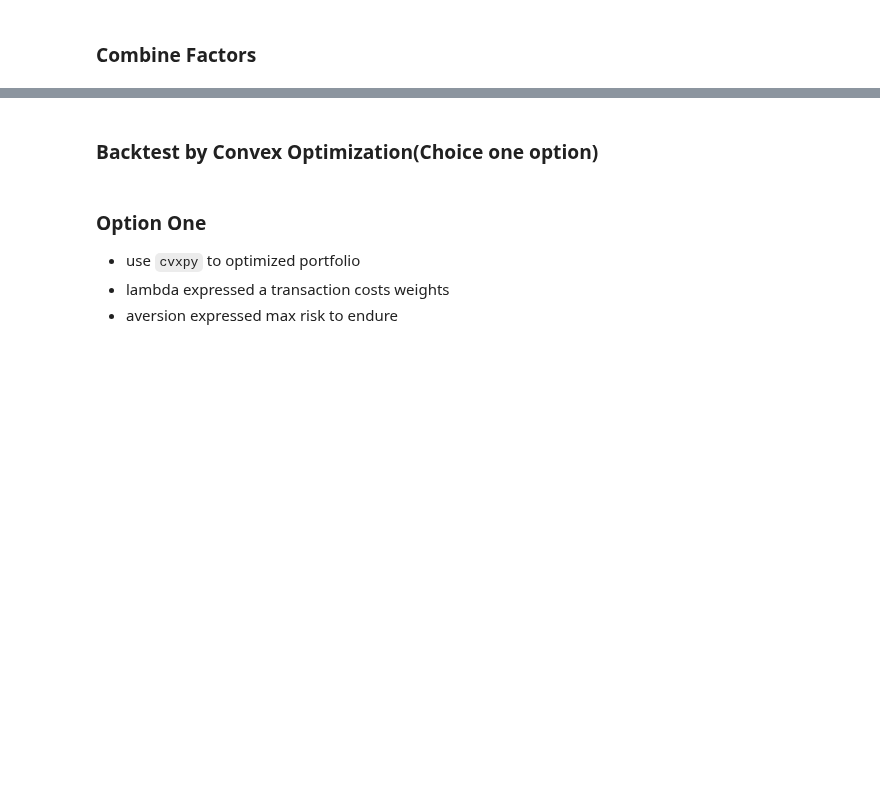
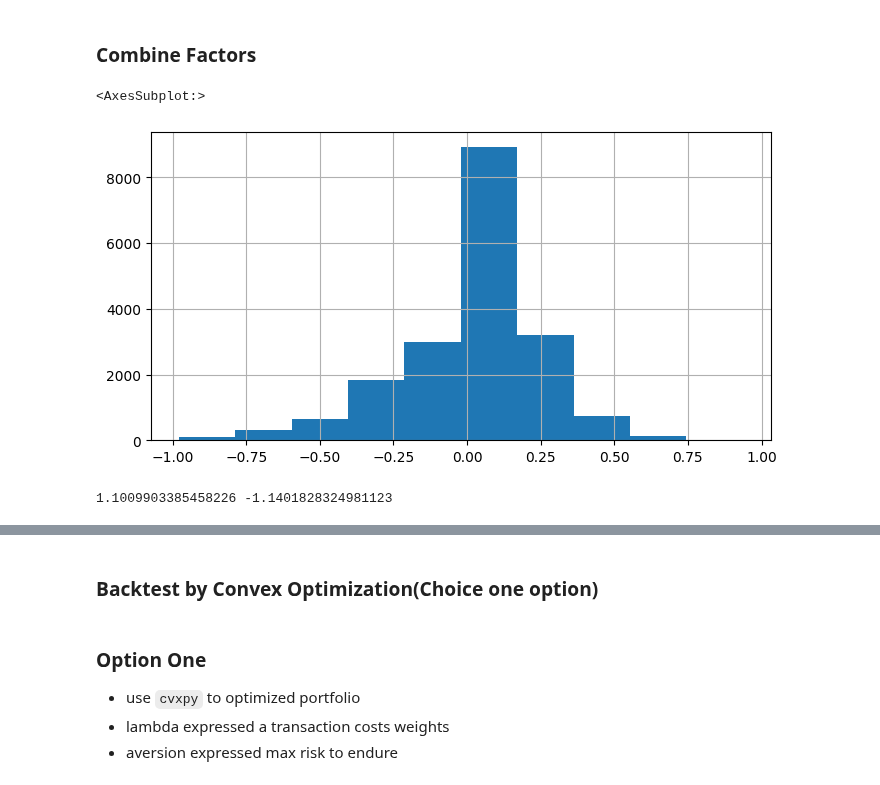
Before and after one commit to JiaRuiming-1/AI-Trading, a Jupyter notebook: alpha_factor/Backtest_BitCon.ipynb, the cells around one changed output, grey strips where cells are left out. Drawn from its saved outputs; the diff is of its cells as text; code cells hidden in the pictures; blank space fills up the shorter version.

```diff
--- a/alpha_factor/Backtest_BitCon.ipynb
+++ b/alpha_factor/Backtest_BitCon.ipynb
@@ -37,18 +43,17 @@ universe.columns
 # %%
-def sum_ret(series):
-    return series.sum()
-universe = universe.groupby('ts_code').resample('2H').agg({'close':'last', 'log-ret':sum_ret,
-                                    'alpha_019':'last', 'alpha_t1':'last', 'alpha_AI':'last', })
-universe = universe.reset_index().set_index(['date']).sort_values(by=['date', 'ts_code'])
-universe['trade_date'] = universe.index
-universe.index.unique()[-1]
+# def sum_ret(series):
+#     return series.sum()
+# universe = universe.groupby('ts_code').resample('2H').agg({'close':'last', 'log-ret':sum_ret,
+#                                     'alpha_019':'last', 'alpha_t1':'last', 'alpha_AI':'last', })
+# universe = universe.reset_index().set_index(['date']).sort_values(by=['date', 'ts_code'])
+# universe['trade_date'] = universe.index
+# universe.index.unique()[-1]
 # %%
 # only use from 2023.2.27 to 2023.5.29, here use 48 hours to generate risk model from history
-
-time_str = '2023-04-01 00:00:00'
+time_str = '2023-03-01 00:00:00'
 time_timestamp = pd.to_datetime(time_str)
 #start_time_timestamp = universe.index.unique()[0] - pd.DateOffset(hours=48)
-start_time_timestamp = time_timestamp - pd.DateOffset(hours=20)
+start_time_timestamp = time_timestamp - pd.DateOffset(hours=80)
 universe = universe.loc[universe.index>=start_time_timestamp].sort_values(by=['date', 'ts_code'])
 # %%
 start_time_timestamp
@@ -89,5 +103,5 @@ print(universe.shape, all_factors.shape)
 # %%
-def keep_top_bottom(data, feature, bottom=0.2, top=0.8):
+def keep_top_bottom(data, feature, bottom=0.3, top=0.7):
     tv = data[feature].quantile(top)
     bv = data[feature].quantile(bottom)
     data[feature] = np.where(data[feature]>=tv, data[feature],
@@ -126,9 +144,9 @@ universe.columns
 base_field = ['ts_code', 'trade_date', 'log-ret', 'close']
 date_and_code = [ 'ts_code', 'returns_2']
 
-alpha_field = ['alpha_019', 'alpha_wr', 'alpha_srsi', 'alpha_combine']
+alpha_field = ['alpha_019', 'alpha_t4', 'alpha_075', 'alpha_combine']
 
-start_time = '2023-04-01 00:00:00'
+start_time = '2023-03-01 00:00:00'
 alpha_df = all_factors[alpha_field + date_and_code].copy(deep=True)
 alpha_df = alpha_df.loc[alpha_df.index>=start_time]
 alpha_df = alpha_df.sort_values(by=['date', 'ts_code'])
@@ -273,4 +316,7 @@ print(residual_df.shape, all_factors.shape)
 # %% [markdown]
 ### Combine Factors
 # %%
-all_factors_new['alpha_srsi'].hist()
+all_factors_new['alpha_combine'].hist()
+# %% [output]
+<AxesSubplot:>
+[figure, added]
@@ -280,10 +323,12 @@ all_factors_new['alpha_srsi'] = np.where(all_factors_new['alpha_srsi']>0.5, all_
 # %%
 #'alpha_028', 'alpha_ppo', 'alpha_wtr', 'alpha_AI',
-all_factors = all_factors_new.reset_index()
+all_factors = all_factors_new.reset_index().copy(deep=True)
 alpha_df = all_factors.drop(columns=['returns_2']).set_index(['date', 'ts_code']).sort_index(level=['date', 'ts_code'])
-alpha_df['alpha_all'] = alpha_df['alpha_srsi']
+alpha_df['alpha_all'] = alpha_df['alpha_075']
 #alpha_df['alpha_all'] = 0.5 * alpha_df['alpha_AI'] + 0.5*alpha_df['alpha_019']
 print(max(alpha_df['alpha_all']), min(alpha_df['alpha_all']))
+# %% [output]
+1.1009903385458226 -1.1401828324981123
 # %%
 # for dt in alpha_df.index.get_level_values(0).unique():
 #     tmp = alpha_df.loc[dt]
```
Also changed, not shown: parts of 43 cells of this notebook.
